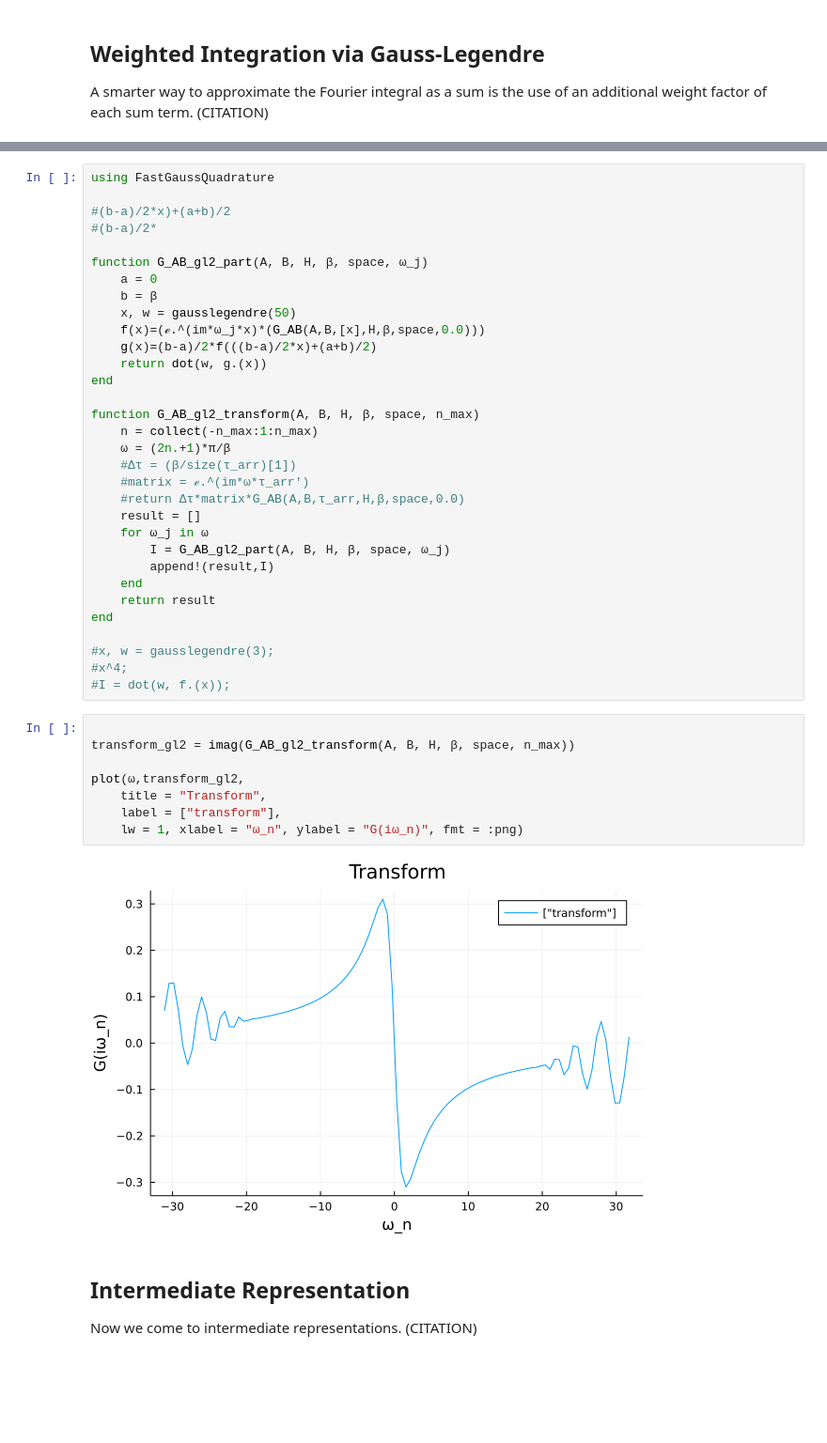
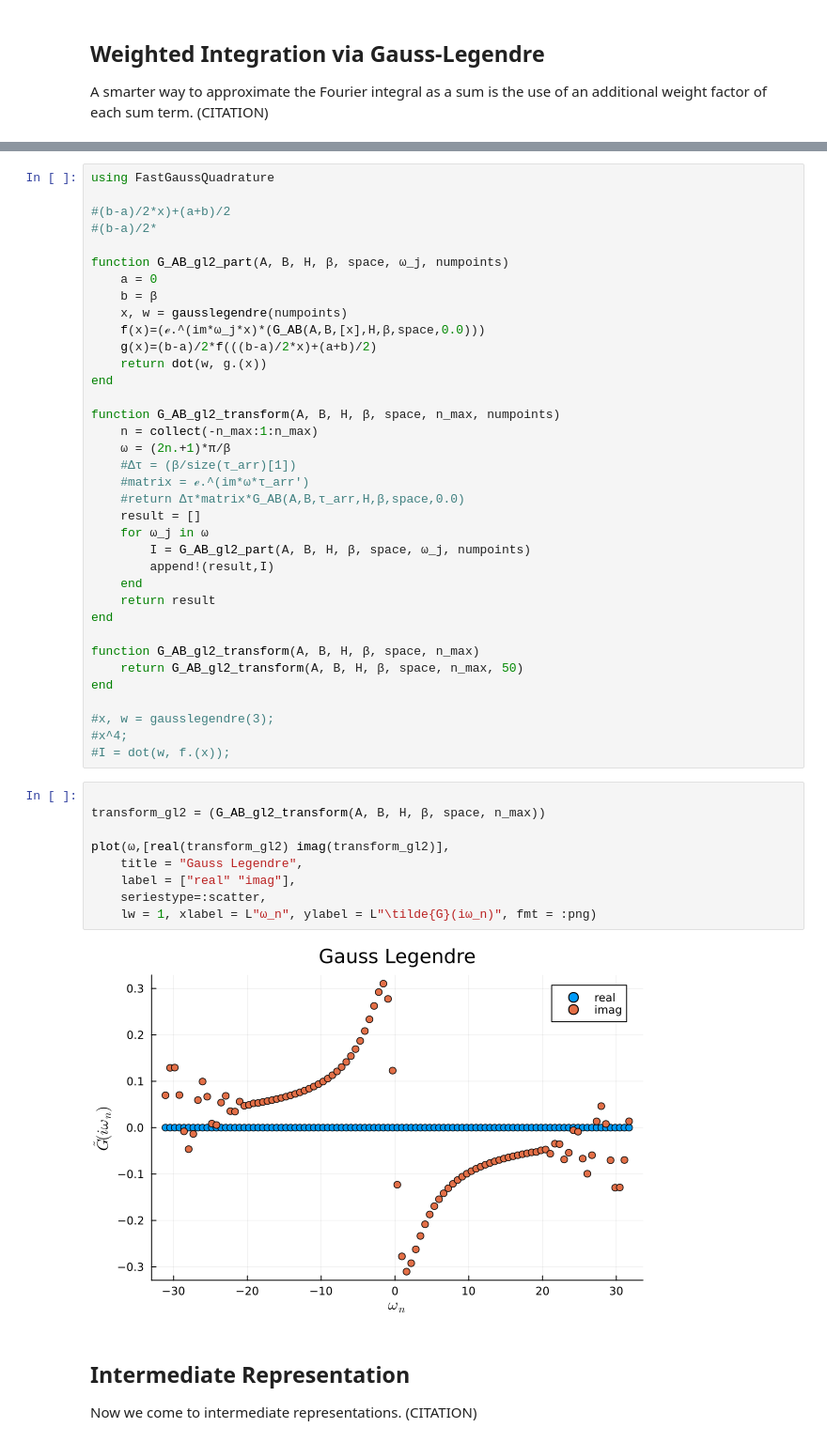
Before and after one commit to SuperMX/HubbardIR, a Jupyter notebook: 2-point Fourier Transform of Green's Functions with Intermediate Representations on Hubbard Models.ipynb, the cells around one changed output, grey strips where cells are left out. Shown at 94% size. Saved outputs shown, nothing was run; the diff lists cells and outputs as text; blank space fills up the shorter version.

```diff
--- a/2-point Fourier Transform of Green's Functions with Intermediate Representations on Hubbard Models.ipynb
+++ b/2-point Fourier Transform of Green's Functions with Intermediate Representations on Hubbard Models.ipynb
@@ -297,16 +324,16 @@ using FastGaussQuadrature
 #(b-a)/2*x)+(a+b)/2
 #(b-a)/2*
 
-function G_AB_gl2_part(A, B, H, β, space, ω_j)
+function G_AB_gl2_part(A, B, H, β, space, ω_j, numpoints)
     a = 0
     b = β
-    x, w = gausslegendre(50)
+    x, w = gausslegendre(numpoints)
     f(x)=(ℯ.^(im*ω_j*x)*(G_AB(A,B,[x],H,β,space,0.0)))
     g(x)=(b-a)/2*f(((b-a)/2*x)+(a+b)/2)
     return dot(w, g.(x))
 end
 
-function G_AB_gl2_transform(A, B, H, β, space, n_max)
+function G_AB_gl2_transform(A, B, H, β, space, n_max, numpoints)
     n = collect(-n_max:1:n_max)
     ω = (2n.+1)*π/β
     #Δτ = (β/size(τ_arr)[1])
@@ -314,25 +341,30 @@ function G_AB_gl2_transform(A, B, H, β, space, n_max)
     #return Δτ*matrix*G_AB(A,B,τ_arr,H,β,space,0.0)
     result = []
     for ω_j in ω
-        I = G_AB_gl2_part(A, B, H, β, space, ω_j)
+        I = G_AB_gl2_part(A, B, H, β, space, ω_j, numpoints)
         append!(result,I)
     end
     return result
 end
 
+function G_AB_gl2_transform(A, B, H, β, space, n_max)
+    return G_AB_gl2_transform(A, B, H, β, space, n_max, 50)
+end
+
 #x, w = gausslegendre(3);
 #x^4;
 #I = dot(w, f.(x));
 # %%
 
-transform_gl2 = imag(G_AB_gl2_transform(A, B, H, β, space, n_max))
+transform_gl2 = (G_AB_gl2_transform(A, B, H, β, space, n_max))
 
-plot(ω,transform_gl2,
-    title = "Transform",
-    label = ["transform"],
-    lw = 1, xlabel = "ω_n", ylabel = "G(iω_n)", fmt = :png)
+plot(ω,[real(transform_gl2) imag(transform_gl2)],
+    title = "Gauss Legendre",
+    label = ["real" "imag"],
+    seriestype=:scatter,
+    lw = 1, xlabel = L"ω_n", ylabel = L"\tilde{G}(iω_n)", fmt = :png)
 # %% [output]
-[figure, old version]
+[figure, new version]
 # %% [markdown]
 ## Intermediate Representation
 
```
Also changed, not shown: parts of 35 cells of this notebook.
